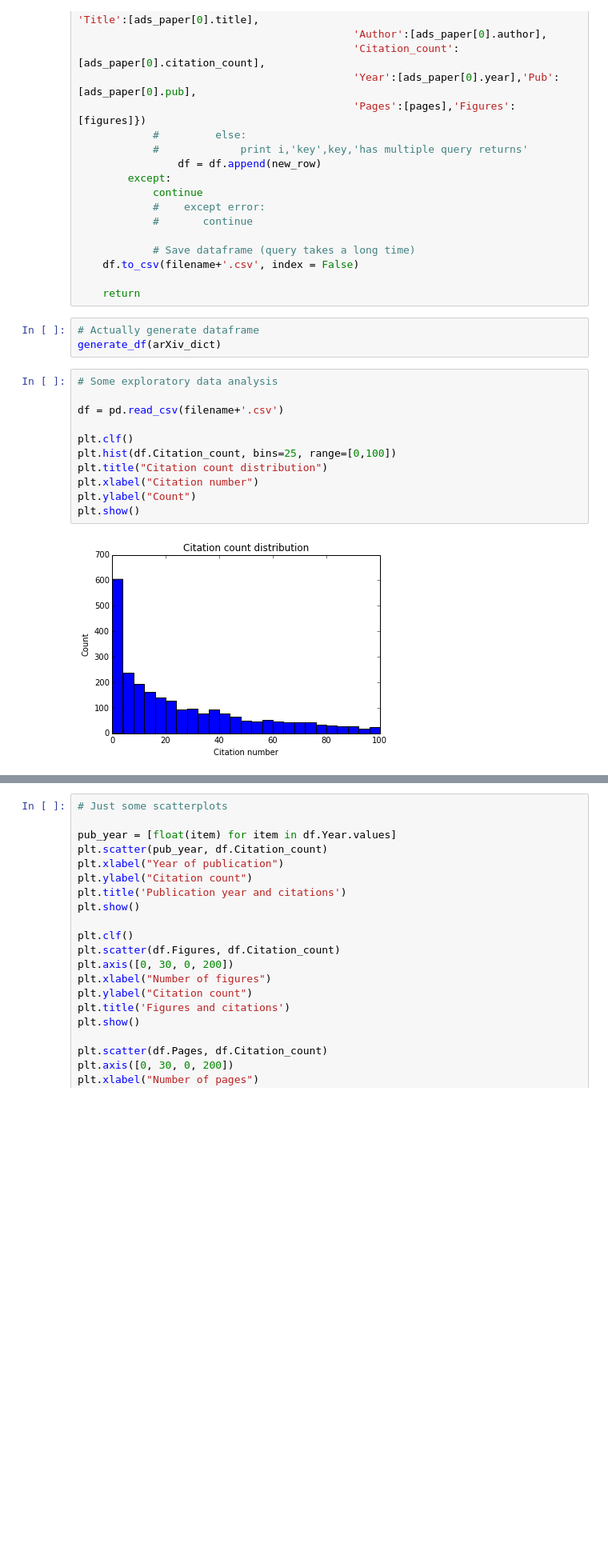
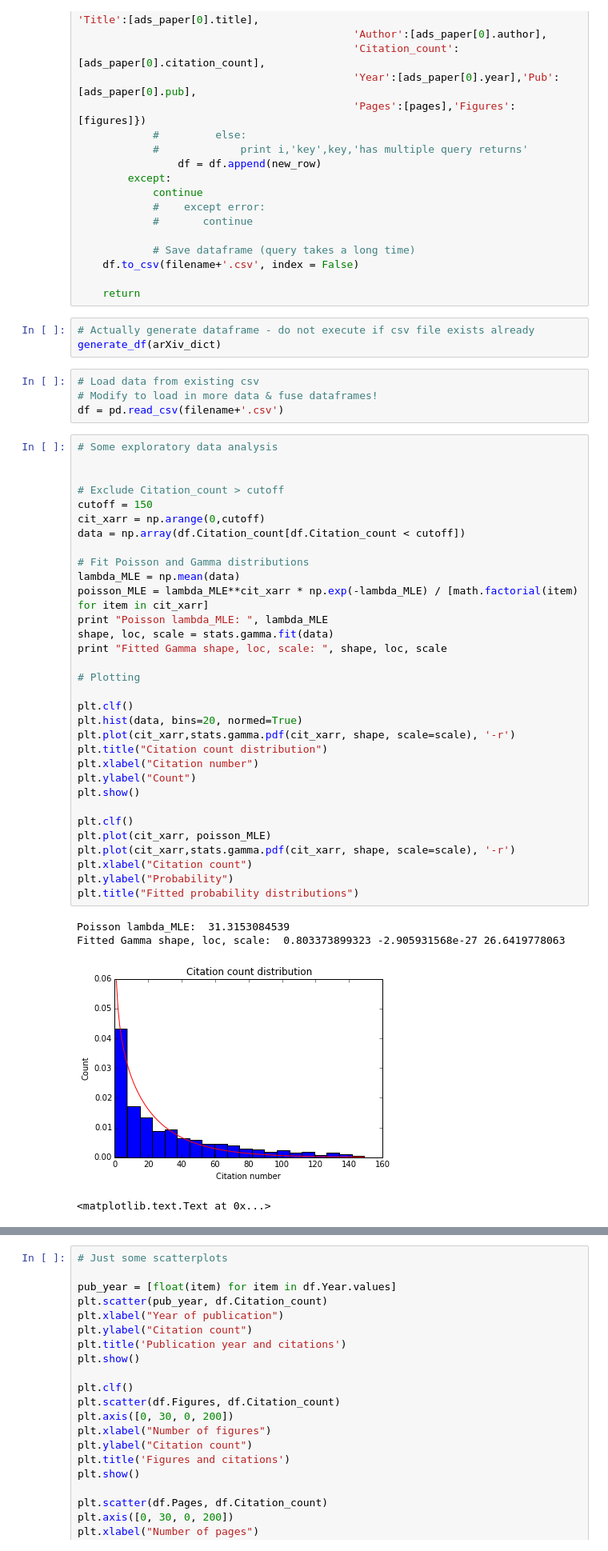
Before and after one commit to ahuja0007/team_citation, a Jupyter notebook: ADS_joined_explore.ipynb, the cells around one changed output, grey strips where cells are left out. Shown at 80% size. Drawn from its saved outputs; the diff is of its cells as text; blank space fills up the shorter version.

Commit message:
Fitted citation distribution with Gamma pdf

```diff
--- a/ADS_joined_explore.ipynb
+++ b/ADS_joined_explore.ipynb
@@ -70,18 +72,46 @@ def generate_df(arXiv_dict):
 
     return
 # %%
-# Actually generate dataframe
+# Actually generate dataframe - do not execute if csv file exists already
 generate_df(arXiv_dict)
-# %%
-# Some exploratory data analysis
-
-df = pd.read_csv(filename+'.csv')
-
-plt.clf()
-plt.hist(df.Citation_count, bins=25, range=[0,100])
-plt.title("Citation count distribution")
-plt.xlabel("Citation number")
-plt.ylabel("Count")
-plt.show()
-# %% [output]
-[figure, removed]
+# %%
+# Load data from existing csv
+# Modify to load in more data & fuse dataframes!
+df = pd.read_csv(filename+'.csv')
+# %%
+# Some exploratory data analysis
+
+
+# Exclude Citation_count > cutoff
+cutoff = 150
+cit_xarr = np.arange(0,cutoff)
+data = np.array(df.Citation_count[df.Citation_count < cutoff])
+
+# Fit Poisson and Gamma distributions
+lambda_MLE = np.mean(data)
+poisson_MLE = lambda_MLE**cit_xarr * np.exp(-lambda_MLE) / [math.factorial(item) for item in cit_xarr]
+print "Poisson lambda_MLE: ", lambda_MLE
+shape, loc, scale = stats.gamma.fit(data)
+print "Fitted Gamma shape, loc, scale: ", shape, loc, scale
+
+# Plotting
+
+plt.clf()
+plt.hist(data, bins=20, normed=True)
+plt.plot(cit_xarr,stats.gamma.pdf(cit_xarr, shape, scale=scale), '-r')
+plt.title("Citation count distribution")
+plt.xlabel("Citation number")
+plt.ylabel("Count")
+plt.show()
+
+plt.clf()
+plt.plot(cit_xarr, poisson_MLE)
+plt.plot(cit_xarr,stats.gamma.pdf(cit_xarr, shape, scale=scale), '-r')
+plt.xlabel("Citation count")
+plt.ylabel("Probability")
+plt.title("Fitted probability distributions")
+# %% [output]
+Poisson lambda_MLE:  31.3153084539
+Fitted Gamma shape, loc, scale:  0.803373899323 -2.905931568e-27 26.6419778063
+[figure, added]
+<matplotlib.text.Text at 0x...>
```
Also changed, not shown: parts of 2 cells of this notebook.
